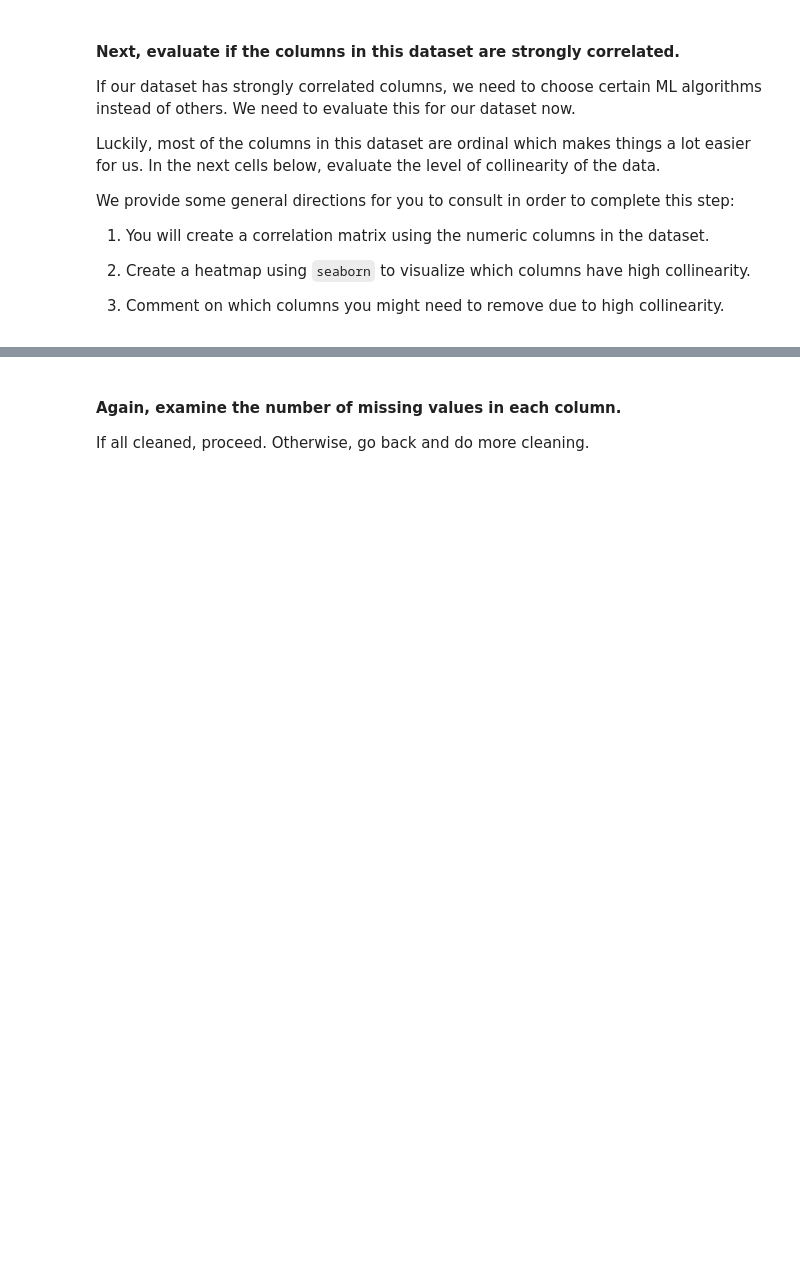
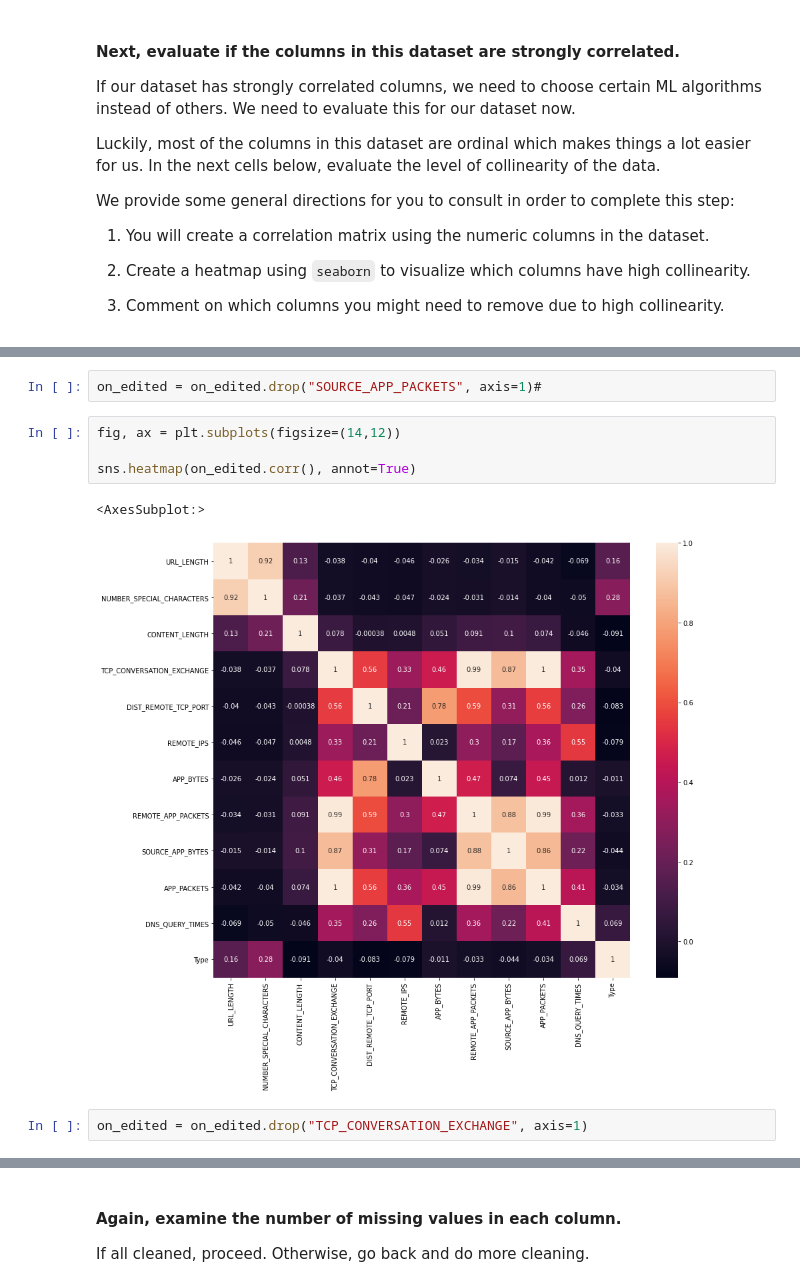
Before and after one commit to ta-data-remote/lab-supervised-learning, a Jupyter notebook: your-code/main.ipynb, the cells around one changed output, grey strips where cells are left out. Cells and saved outputs as stored; diff of their text form; blank space fills up the shorter version.

```diff
--- a/your-code/main.ipynb
+++ b/your-code/main.ipynb
@@ -74,0 +118,11 @@ We provide some general directions for you to consult in order to complete this
+# %%
+on_edited = on_edited.drop("SOURCE_APP_PACKETS", axis=1)#
+# %%
+fig, ax = plt.subplots(figsize=(14,12))
+
+sns.heatmap(on_edited.corr(), annot=True)
+# %% [output]
+<AxesSubplot:>
+[figure, added]
+# %%
+on_edited = on_edited.drop("TCP_CONVERSATION_EXCHANGE", axis=1)
```
Also changed, not shown: parts of 76 cells of this notebook.
